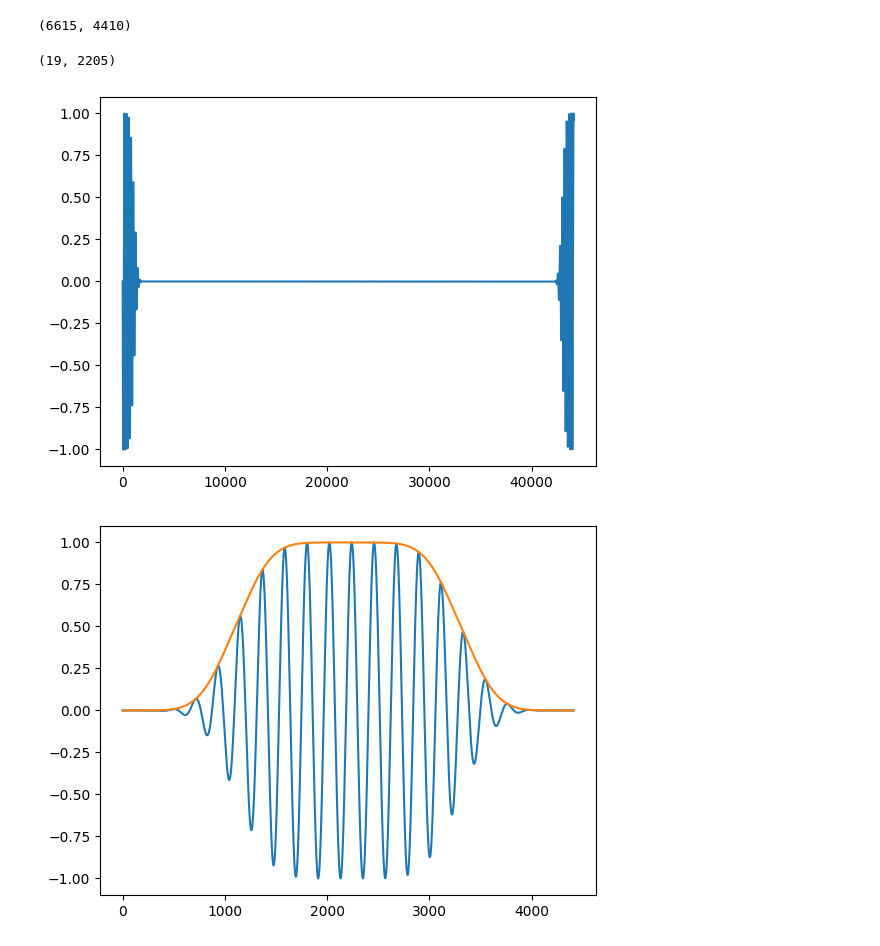
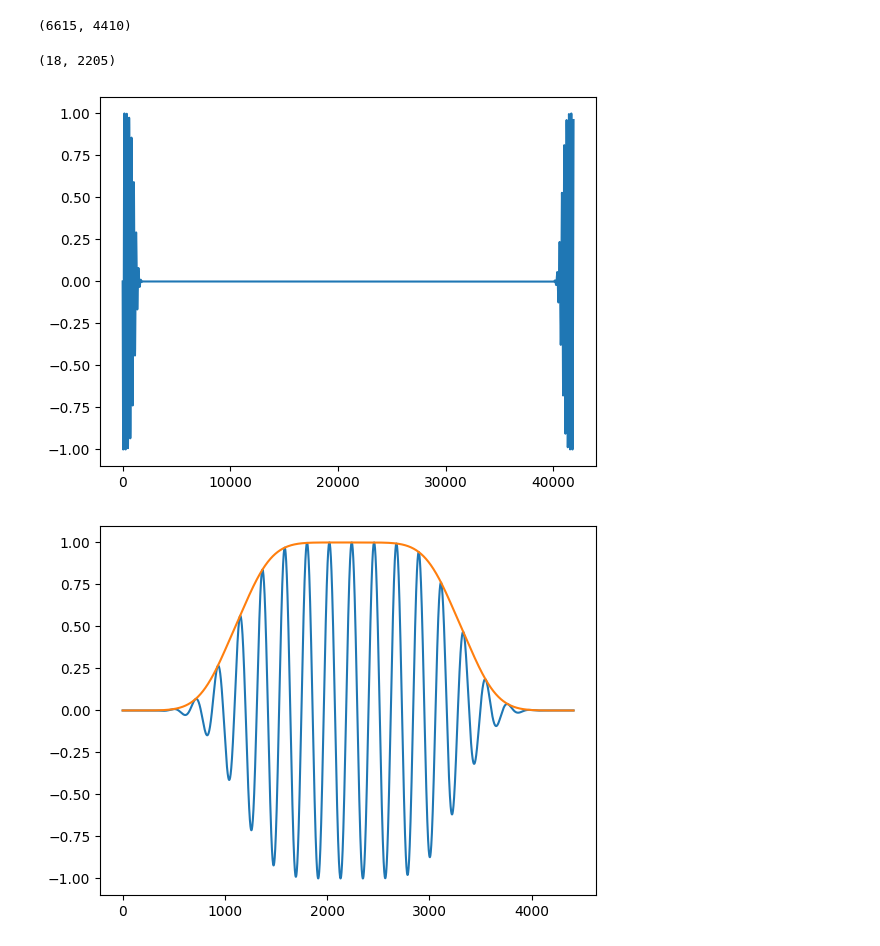
Before and after one commit to ajakovac/Voice-recognition, a Jupyter notebook: stft transformation.ipynb, the cells around one changed output. Saved outputs shown, nothing was run; the diff lists cells and outputs as text; code cells hidden in the pictures.

```diff
--- a/stft transformation.ipynb
+++ b/stft transformation.ipynb
@@ -11,7 +10,6 @@ from stft import *
 # %%
-argument = StftArgument()
-sft = STFT(argument)
-sound = SoundData()
+argument = stft.StftArgument()
+sft = stft.STFT(argument)
 # %%
 dx=0.01
 lim = 2
@@ -29,7 +31,7 @@ plt.show()
 tmax = 1 #sec
 nu = 201.8 #Hz
 A = 1
-trange = sft.range(0,tmax)
+trange = np.arange(0, tmax, sft.dt)
 data = A*np.sin(2*np.pi*nu*trange)
 sft.set_amplitude(data).transform()
 # %% [output]
@@ -126,18 +145,17 @@ len(data), len(wave1)
 importlib.reload(stft)
 from stft import *
 # %%
-synth = Synthetize(argument)
-synth.set_data(sft.data)
+synth = stft.Synthetize(argument)
+synth.set_data(sft.fourier_data)
 synth.data.shape
 # %% [output]
-(19, 2205)
+(18, 2205)
 # %%
-synth.set_data(sft.data)
 rec_data = synth.synthetize()
 plt.plot(rec_data - data[:len(rec_data)])
 plt.show()
 # %% [output]
-[figure, old version]
+[figure, new version]
 # %%
 plt.plot(synth.synthetize_slice(sft.data[0]))
 plt.plot(sft.W_vector)
```
Also changed, not shown: parts of 11 cells of this notebook, 9 other files.
